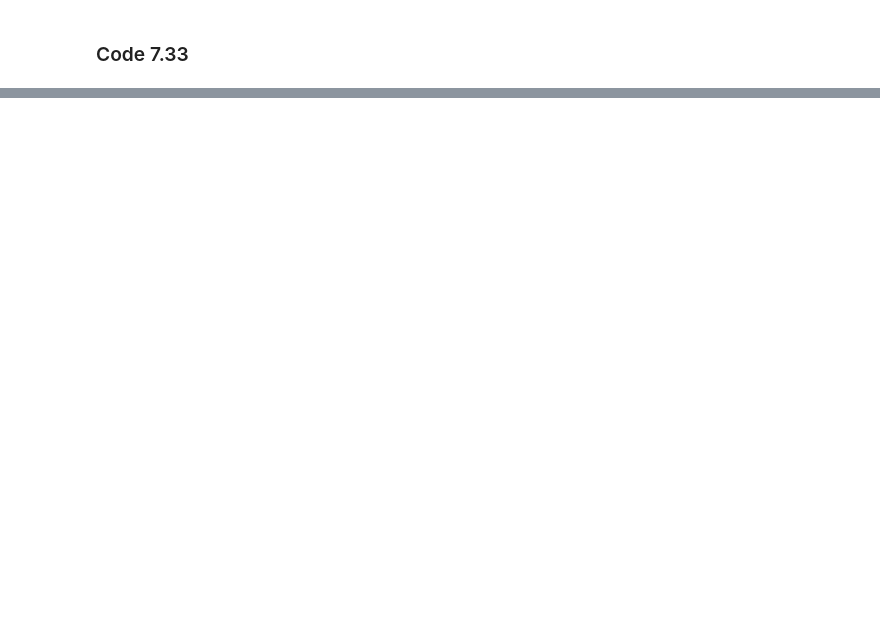
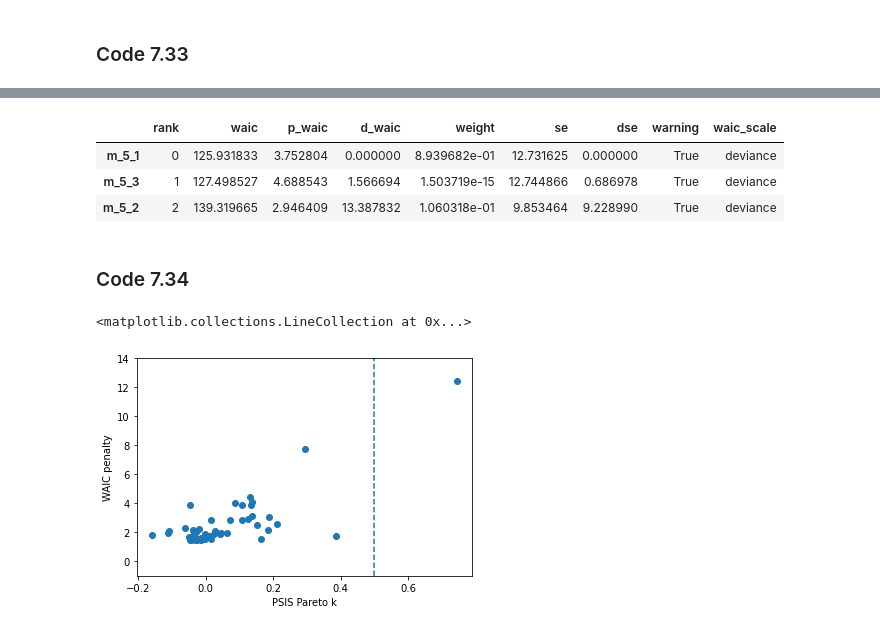
Before and after one commit to somnath1077/statistical_rethinking, a Jupyter notebook: code/ch07/nb05_WAIC_simulations.ipynb, the cells around one changed output, grey strips where cells are left out. Drawn from its saved outputs; the diff is of its cells as text; code cells hidden in the pictures; blank space fills up the shorter version.

```diff
--- a/code/ch07/nb05_WAIC_simulations.ipynb
+++ b/code/ch07/nb05_WAIC_simulations.ipynb
@@ -393,0 +394,23 @@ az.compare({'m_5_1': trace_5_1, 'm_5_2': trace_5_2, 'm_5_3': trace_5_3}, ic='loo
+# %%
+
+az.compare({'m_5_1': trace_5_1, 'm_5_2': trace_5_2, 'm_5_3': trace_5_3}, ic='waic', scale='deviance')
+# %% [output]
+|  | rank | waic | p_waic | d_waic | weight | se | dse | warning | waic_scale |
+| m_5_1 | 0 | 125.931833 | 3.752804 | 0.000000 | 8.939682e-01 | 12.731625 | 0.000000 | True | deviance |
+| m_5_3 | 1 | 127.498527 | 4.688543 | 1.566694 | 1.503719e-15 | 12.744866 | 0.686978 | True | deviance |
+| m_5_2 | 2 | 139.319665 | 2.946409 | 13.387832 | 1.060318e-01 | 9.853464 | 9.228990 | True | deviance |
+# %% [markdown]
+### Code 7.34
+# %%
+psis_m_5_3 = az.loo(trace_5_3, pointwise=True, scale='deviance')
+waic_m_5_3 = az.waic(trace_5_3, pointwise=True, scale='deviance')
+
+plt.scatter(psis_m_5_3.pareto_k, waic_m_5_3.waic_i)
+plt.xlabel('PSIS Pareto k')
+plt.ylabel('WAIC penalty')
+
+plt.ylim(-1, 14)
+plt.vlines(x=0.5, ymin=-1, ymax=14, linestyle='--')
+# %% [output]
+<matplotlib.collections.LineCollection at 0x...>
+[figure, added]
```
Also changed, not shown: parts of 17 cells of this notebook.
